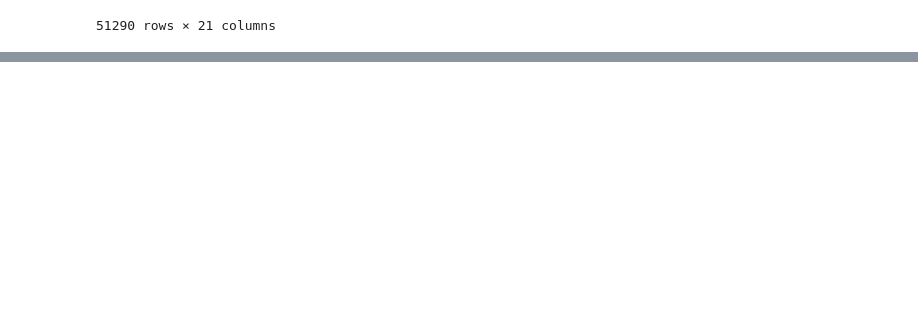
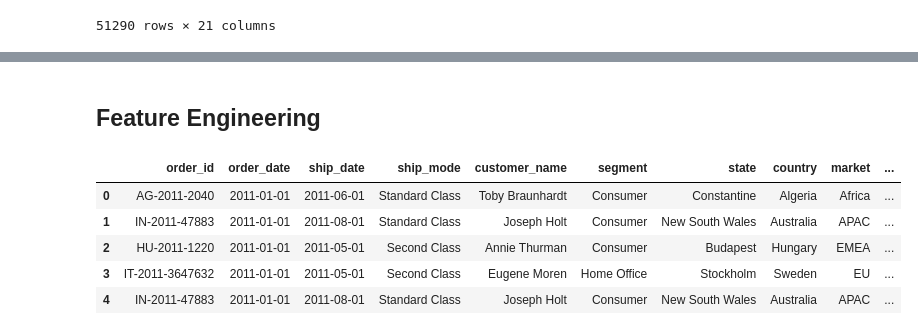
Before and after one commit to Mipjeiger/Supermarket-Sales, a Jupyter notebook: ML_Engineer/EDA/01_EDA.ipynb, the cells around one changed output, grey strips where cells are left out. Saved outputs shown, nothing was run; the diff lists cells and outputs as text; code cells hidden in the pictures; blank space fills up the shorter version.

```diff
--- a/ML_Engineer/EDA/01_EDA.ipynb
+++ b/ML_Engineer/EDA/01_EDA.ipynb
@@ -27,0 +69,2 @@ df
+# %% [markdown]
+## Feature Engineering
@@ -27,0 +75,9 @@ df
+# %%
+df.head()
+# %% [output]
+|  | order_id | order_date | ship_date | ship_mode | customer_name | segment | state | country | market | ... |
+| 0 | AG-2011-2040 | 2011-01-01 | 2011-06-01 | Standard Class | Toby Braunhardt | Consumer | Constantine | Algeria | Africa | ... |
+| 1 | IN-2011-47883 | 2011-01-01 | 2011-08-01 | Standard Class | Joseph Holt | Consumer | New South Wales | Australia | APAC | ... |
+| 2 | HU-2011-1220 | 2011-01-01 | 2011-05-01 | Second Class | Annie Thurman | Consumer | Budapest | Hungary | EMEA | ... |
+| 3 | IT-2011-3647632 | 2011-01-01 | 2011-05-01 | Second Class | Eugene Moren | Home Office | Stockholm | Sweden | EU | ... |
+| 4 | IN-2011-47883 | 2011-01-01 | 2011-08-01 | Standard Class | Joseph Holt | Consumer | New South Wales | Australia | APAC | ... |
```
Also changed, not shown: parts of 8 cells of this notebook.
